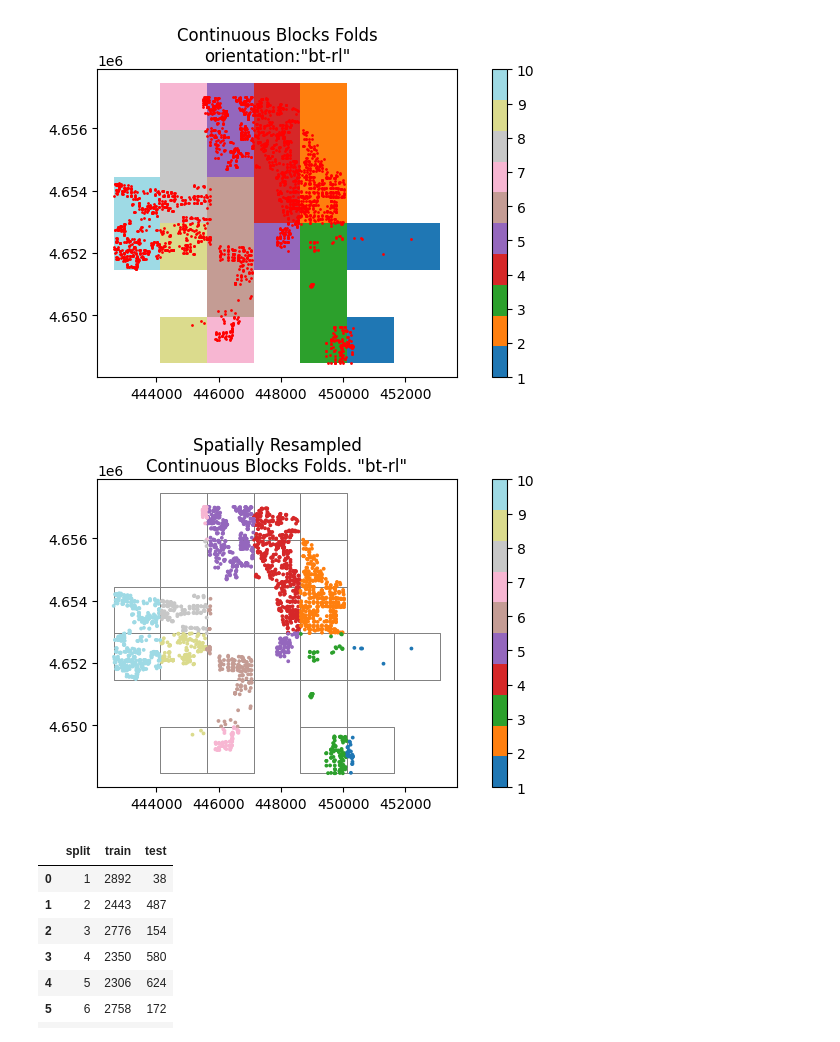
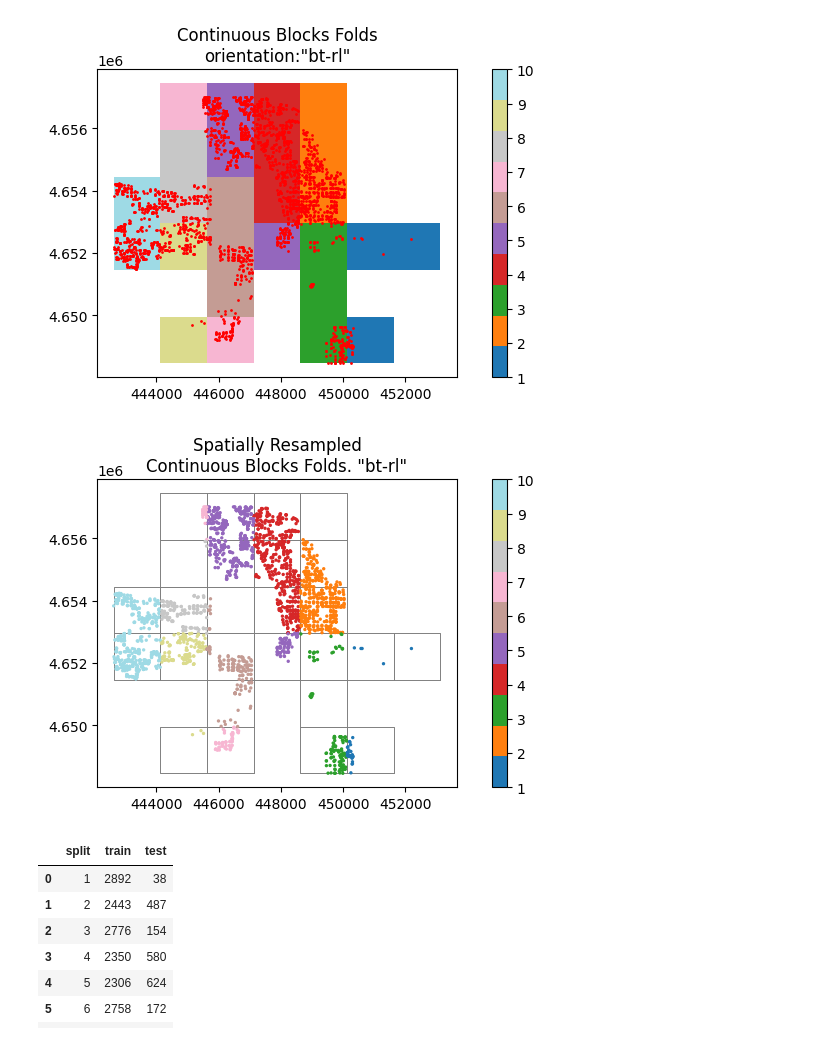
Before and after one commit to WalidGharianiEAGLE/spatial-kfold, a Jupyter notebook: notebooks/spatialkfold_intro.ipynb, the cells around one changed output. Cells and saved outputs as stored; diff of their text form; code cells hidden in the pictures.

```diff
--- a/notebooks/spatialkfold_intro.ipynb
+++ b/notebooks/spatialkfold_intro.ipynb
@@ -281,12 +318,12 @@ ames_res_cont_blk_rev = gpd.overlay (ames_prj, ames_cont_blocks_rev)
 # %%
 fig, ax = plt.subplots(1,1 , figsize=(9, 4))
 
-ames_cont_blocks_rev.plot(facecolor="none",edgecolor='grey', ax = ax ,lw=0.7)
-ames_res_cont_blk_rev.plot(column = 'folds', cmap = color_ramp,legend = True, ax = ax, markersize = 3)
+ames_cont_blocks_rev.plot(facecolor="none",edgecolor='grey', ax=ax ,lw=0.7)
+ames_res_cont_blk_rev.plot(column='folds', cmap=color_ramp,legend=True, ax=ax, markersize=2)
 ax.set_title('Spatially Resampled\nContinuous Blocks Folds. "bt-rl"')
 plt.show()
 # %% [output]
-[figure, old version]
+[figure, new version]
 # %%
 ames_res_cont_blk_rev_stats = spatial_kfold_stats(X=ames_res_cont_blk_rev, y= ames_res_cont_blk_rev.Sale_Price,
                                                   groups = ames_res_cont_blk_rev.folds)
```
Also changed, not shown: parts of 17 cells of this notebook.
